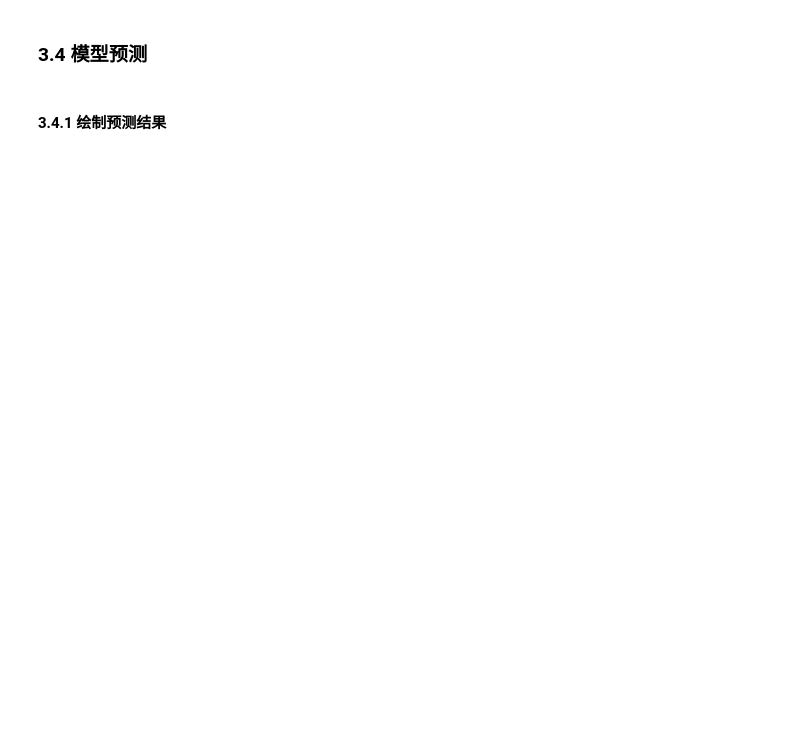
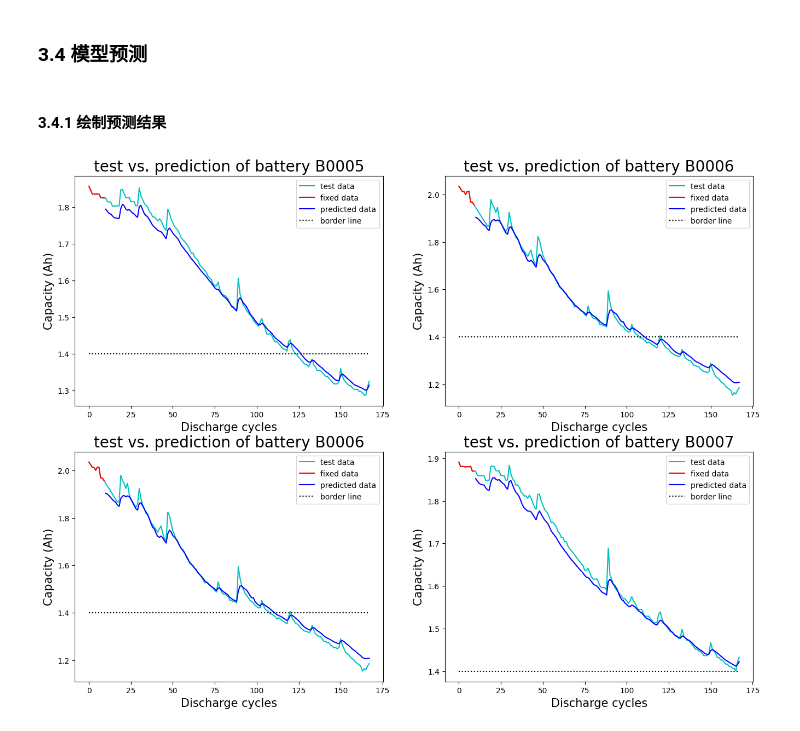
Before and after one commit to flyingyuya/NASA_LIB, a Jupyter notebook: NASA_TransformerCNN.ipynb, the cells around one changed output. Cells and saved outputs as stored; diff of their text form; code cells hidden in the pictures; blank space fills up the shorter version.

```diff
--- a/NASA_TransformerCNN.ipynb
+++ b/NASA_TransformerCNN.ipynb
@@ -1438,7 +1464,7 @@ for i in range(len(Battery_list)): # 四折交叉验证
     _, test_loader, src_mask, tgt_mask = \
         get_data(capacity, bat_name, head, window_size, shuffle, batch_size)
     # 加载整个模型并进行预测
-    model_loaded = torch.load('NASA_TransformerCNN.pth', map_location=torch.device(device))
+    model_loaded = torch.load('result/NASA_TransformerCNN.pth', map_location=torch.device(device))
     model_loaded = model_loaded.to(device) # 注册模型到设备
 
     model_loaded.eval() # 设置为验证模式
@@ -1461,17 +1487,19 @@ for i in range(len(Battery_list)): # 四折交叉验证
 # %%
 fig,ax = plt.subplots(2, 2, figsize=(16, 12))
 for i in range(2):
     for j in range(2):
         t = i + j
         battery_name = Battery_list[t]
-        test_data = capacity[battery_name][1].to_numpy()
+        test_data = np.array(capacity[battery_name][1])
         x = [t for t in range(len(test_data))]
         threshold = [Rated_Capacity*0.7] * len(test_data)
         ax[i][j].plot(x, test_data, 'c', label='test data')
         ax[i][j].plot(x[:window_size], test_data[:window_size], 'r', label='fixed data')
         ax[i][j].plot(x[window_size:], pred_list[t], 'b', label='predicted data')
         ax[i][j].plot(x, threshold, 'black', ls=':', label='border line')
         ax[i][j].legend()
         ax[i][j].set_xlabel('Discharge cycles', fontsize=15)
         ax[i][j].set_ylabel('Capacity (Ah)', fontsize=15)
         ax[i][j].set_title('test vs. prediction of battery ' + battery_name, fontsize=20)
+# %% [output]
+[figure, added]
```
Also changed, not shown: parts of 11 cells of this notebook, 32 other files.
